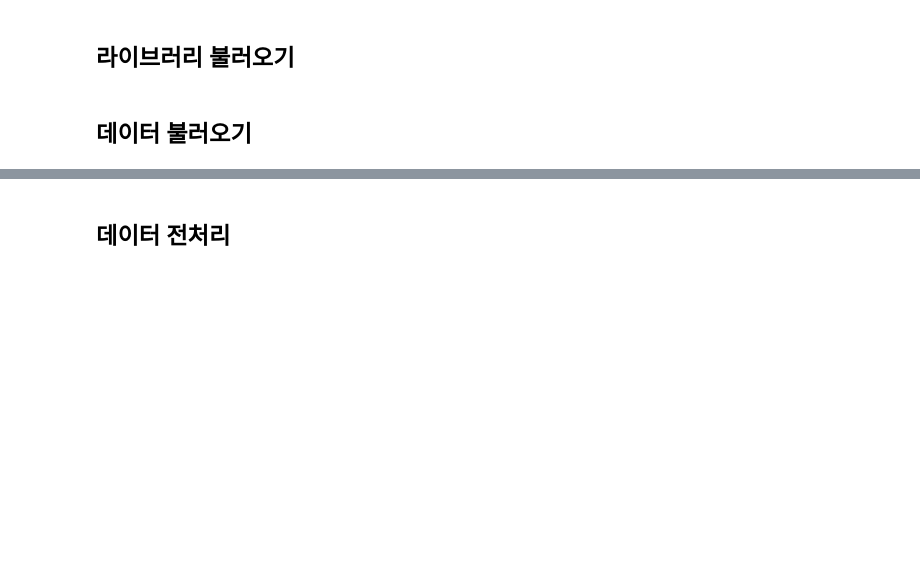
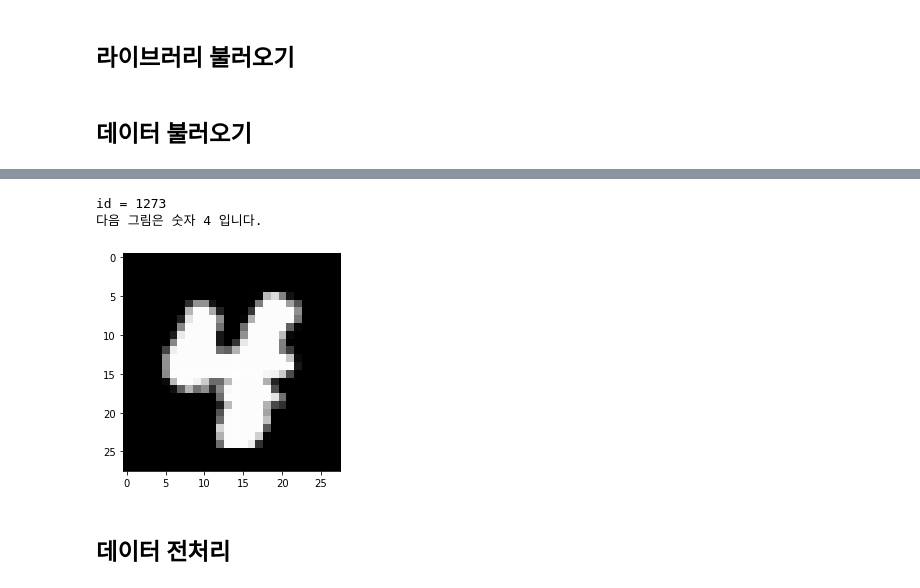
Before and after one commit to ringolove/aivle2201, a Jupyter notebook: DL/2_2_ANN_MNIST.ipynb, the cells around one changed output, grey strips where cells are left out. Saved outputs shown, nothing was run; the diff lists cells and outputs as text; code cells hidden in the pictures; blank space fills up the shorter version.

```diff
--- a/DL/2_2_ANN_MNIST.ipynb
+++ b/DL/2_2_ANN_MNIST.ipynb
@@ -24,17 +48,21 @@ train_x[0]
 # %%
 '''
 Ctrl+Enter를 이용하여
 반복 실행 해보자!
 '''
 
-# id = rd.randrange(0,10000)
-id = 0
+id = rd.randrange(0,10000)
+#id = 0
 
 print(f'id = {id}')
 print(f'다음 그림은 숫자 {train_y[id]} 입니다.')
 
 plt.imshow(train_x[id], cmap='gray')
 plt.show()
+# %% [output]
+id = 1273
+다음 그림은 숫자 4 입니다.
+[figure, added]
 # %% [markdown]
 ## 데이터 전처리
 # %% [markdown]
```
Also changed, not shown: parts of 28 cells of this notebook, 2 other files.
